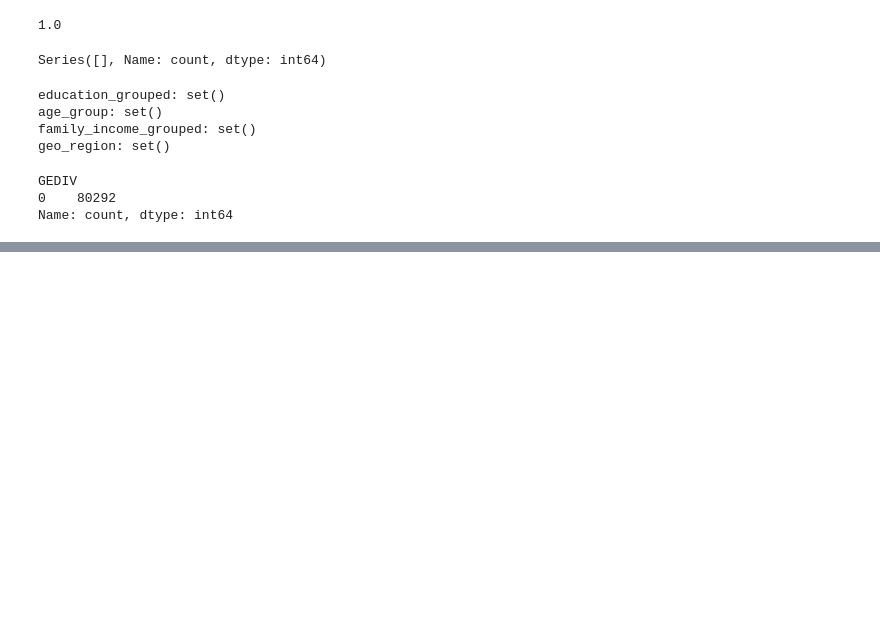
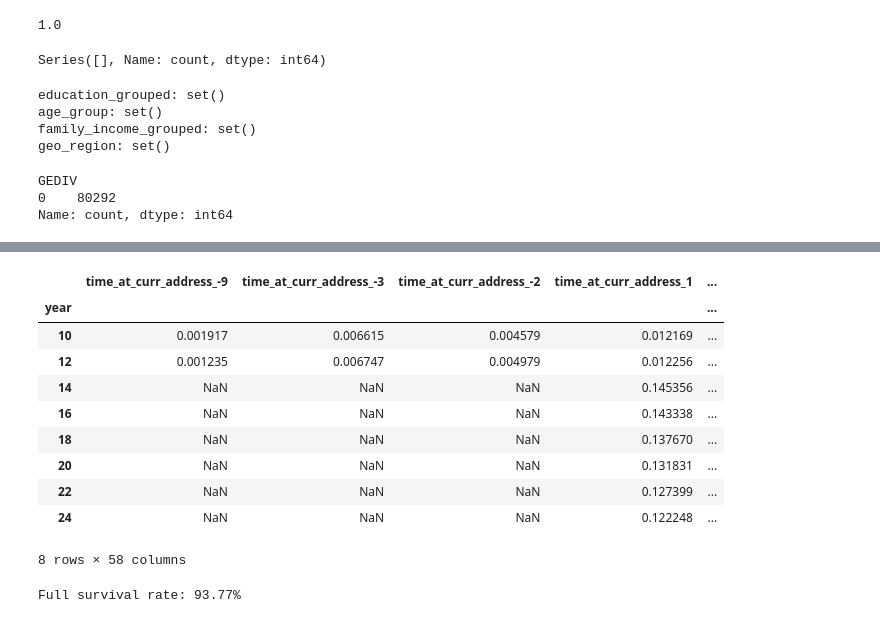
Before and after one commit to ecw70574/US-Census-Voting-and-Registration-DSCI-Capstone-Project, a Jupyter notebook: rosie_test_pipeline.ipynb, the cells around one changed output, grey strips where cells are left out. Cells and saved outputs as stored; diff of their text form; code cells hidden in the pictures; blank space fills up the shorter version.

```diff
--- a/rosie_test_pipeline.ipynb
+++ b/rosie_test_pipeline.ipynb
@@ -191,0 +331,30 @@ Name: count, dtype: int64
+# %%
+# define feature columns
+non_feature_cols = ["geo_region", "education_grouped", "age_group", "family_income_grouped", "group_id", "year", "weight"]
+feature_cols = [col for col in data.columns if col not in non_feature_cols]
+data.groupby("year")[feature_cols].mean()
+# %% [output]
+|  | time_at_curr_address_-9 | time_at_curr_address_-3 | time_at_curr_address_-2 | time_at_curr_address_1 | ... |
+| year |  |  |  |  | ... |
+| 10 | 0.001917 | 0.006615 | 0.004579 | 0.012169 | ... |
+| 12 | 0.001235 | 0.006747 | 0.004979 | 0.012256 | ... |
+| 14 | NaN | NaN | NaN | 0.145356 | ... |
+| 16 | NaN | NaN | NaN | 0.143338 | ... |
+| 18 | NaN | NaN | NaN | 0.137670 | ... |
+| 20 | NaN | NaN | NaN | 0.131831 | ... |
+| 22 | NaN | NaN | NaN | 0.127399 | ... |
+| 24 | NaN | NaN | NaN | 0.122248 | ... |
+8 rows × 58 columns
+# %%
+# percentage alive over all the years
+final_year = data["year"].max()
+group_survival = (
+    cohort_df.groupby("group_id")
+    .agg(all_years_valid=("valid", "min"))  # 1 only if never zero
+)
+
+full_survival_rate = group_survival["all_years_valid"].mean()
+
+print(f"Full survival rate: {full_survival_rate:.2%}")
+# %% [output]
+Full survival rate: 93.77%
```
Also changed, not shown: parts of 25 cells of this notebook, 1 other file.
